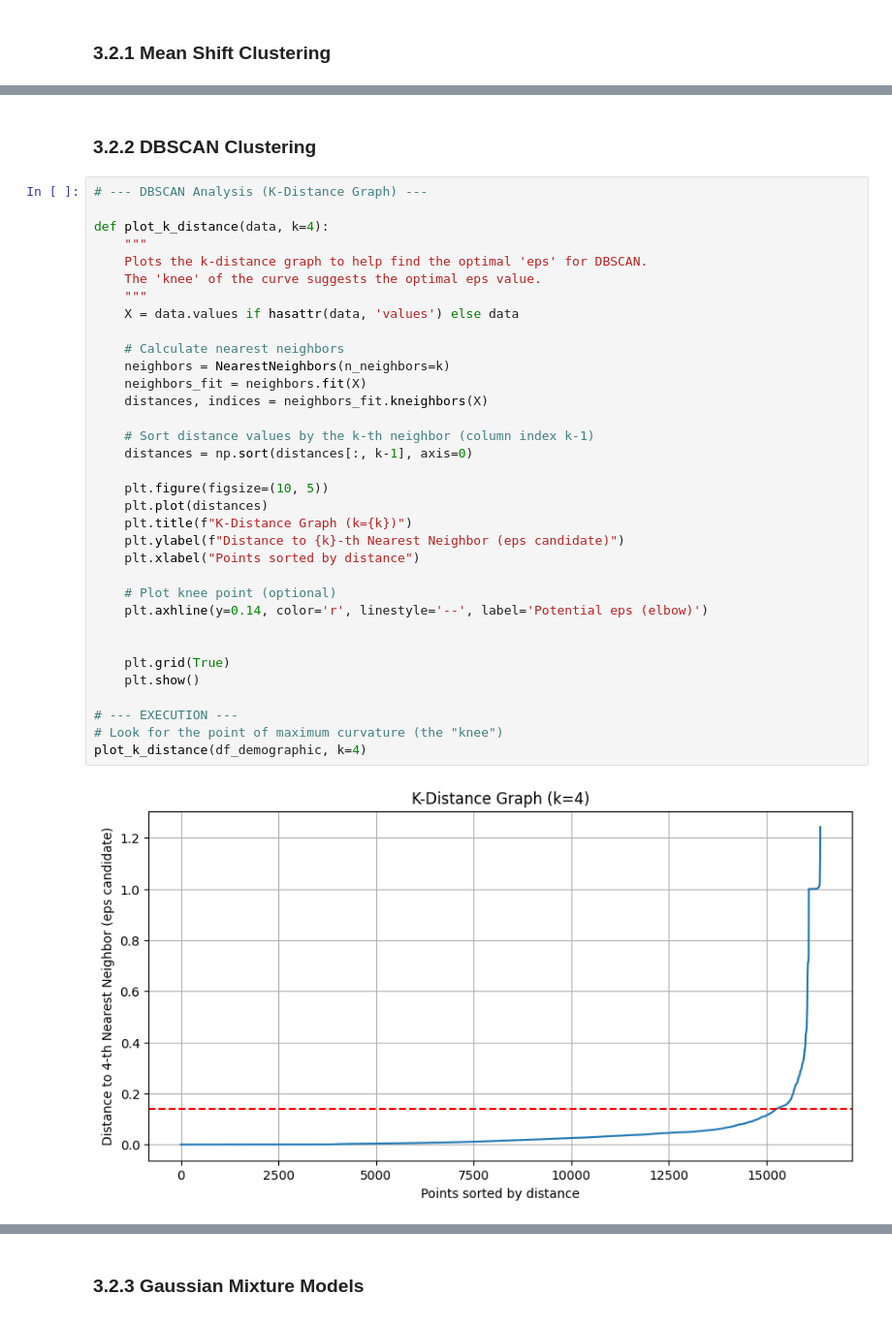
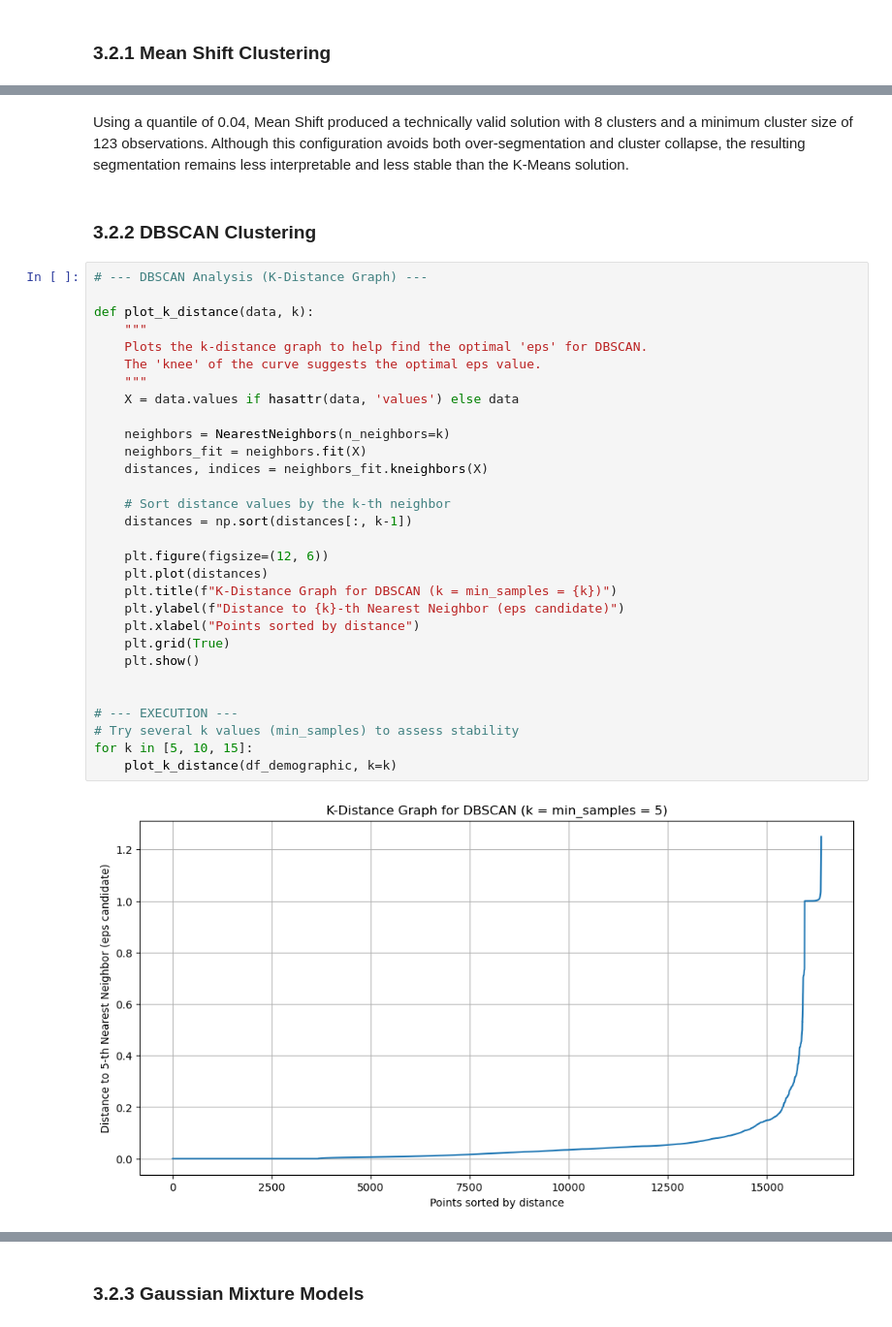
Before and after one commit to Mehmet1700/DataMining2025, a Jupyter notebook: notebooks_deliverable2/03_Clustering_Demographic_updated.ipynb, the cells around one changed output, grey strips where cells are left out. Shown at 97% size. Saved outputs shown, nothing was run; the diff lists cells and outputs as text.

```diff
--- a/notebooks_deliverable2/03_Clustering_Demographic_updated.ipynb
+++ b/notebooks_deliverable2/03_Clustering_Demographic_updated.ipynb
@@ -676,38 +652,36 @@ See the caveats in the documentation: https://pandas.pydata.org/pandas-docs/stab
+# %% [markdown]
+Using a quantile of 0.04, Mean Shift produced a technically valid solution with 8 clusters and a minimum cluster size of 123 observations. Although this configuration avoids both over-segmentation and cluster collapse, the resulting segmentation remains less interpretable and less stable than the K-Means solution.
 # %% [markdown]
 ### 3.2.2 DBSCAN Clustering
 # %%
 # --- DBSCAN Analysis (K-Distance Graph) ---
 
-def plot_k_distance(data, k=4):
+def plot_k_distance(data, k):
     """
     Plots the k-distance graph to help find the optimal 'eps' for DBSCAN.
     The 'knee' of the curve suggests the optimal eps value.
     """
     X = data.values if hasattr(data, 'values') else data
 
-    # Calculate nearest neighbors
     neighbors = NearestNeighbors(n_neighbors=k)
     neighbors_fit = neighbors.fit(X)
     distances, indices = neighbors_fit.kneighbors(X)
 
-    # Sort distance values by the k-th neighbor (column index k-1)
-    distances = np.sort(distances[:, k-1], axis=0)
+    # Sort distance values by the k-th neighbor
+    distances = np.sort(distances[:, k-1])
 
-    plt.figure(figsize=(10, 5))
+    plt.figure(figsize=(12, 6))
     plt.plot(distances)
-    plt.title(f"K-Distance Graph (k={k})")
+    plt.title(f"K-Distance Graph for DBSCAN (k = min_samples = {k})")
     plt.ylabel(f"Distance to {k}-th Nearest Neighbor (eps candidate)")
     plt.xlabel("Points sorted by distance")
-
-    # Plot knee point (optional)
-    plt.axhline(y=0.14, color='r', linestyle='--', label='Potential eps (elbow)')
-
-
     plt.grid(True)
     plt.show()
 
+
 # --- EXECUTION ---
-# Look for the point of maximum curvature (the "knee")
-plot_k_distance(df_demographic, k=4)
+# Try several k values (min_samples) to assess stability
+for k in [5, 10, 15]:
+    plot_k_distance(df_demographic, k=k)
 # %% [output]
-[figure, old version]
+[figure, new version]
```
Also changed, not shown: parts of 32 cells of this notebook.
